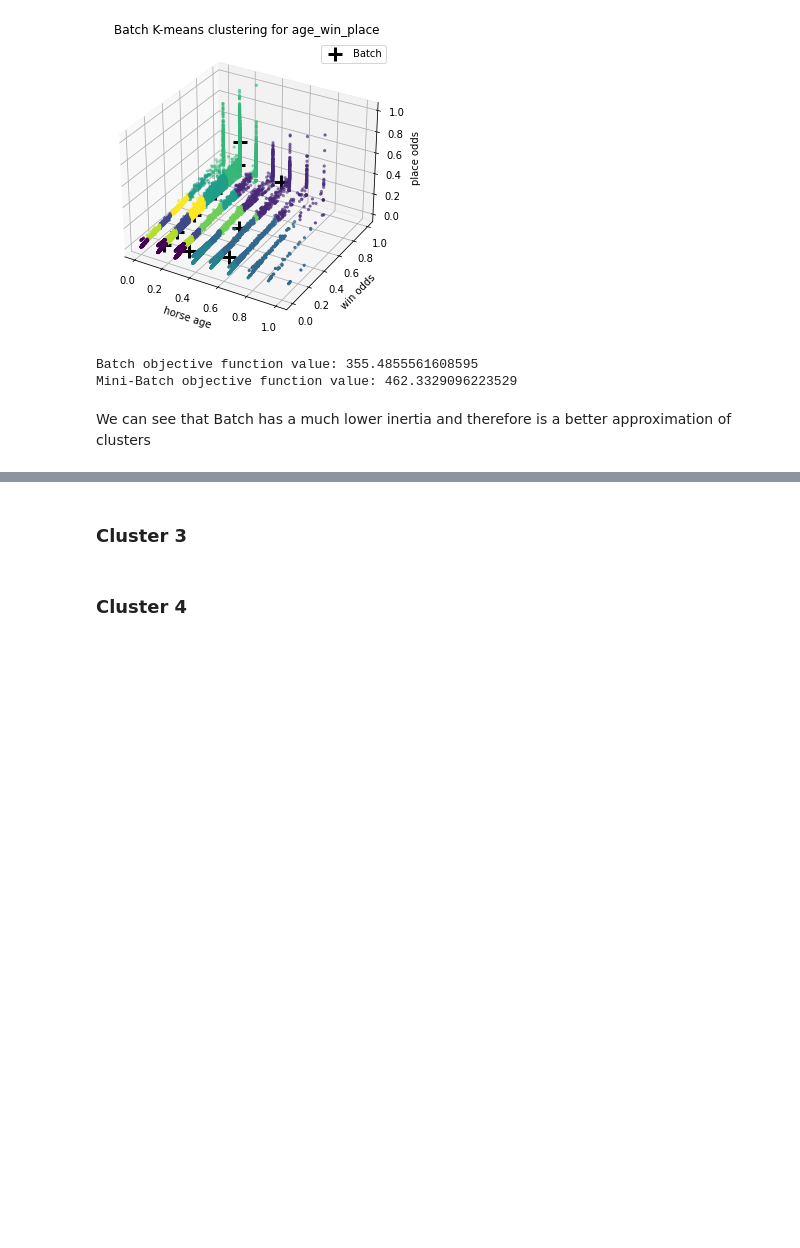
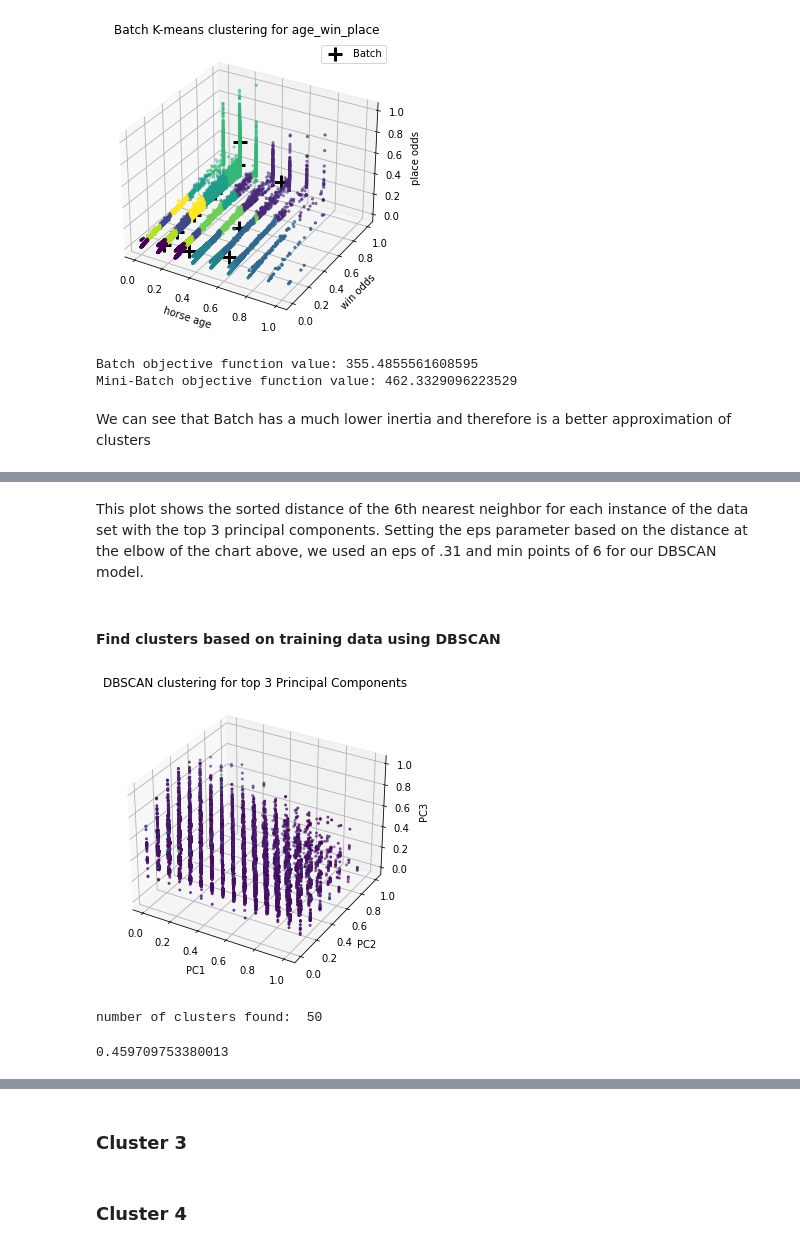
Before and after one commit to C-Stewart-GH/Hong_Kong_Horse_Racing_Project, a Jupyter notebook: Project3/Cameron_Lab3.ipynb, the cells around one changed output, grey strips where cells are left out. Saved outputs shown, nothing was run; the diff lists cells and outputs as text; code cells hidden in the pictures; blank space fills up the shorter version.

```diff
--- a/Project3/Cameron_Lab3.ipynb
+++ b/Project3/Cameron_Lab3.ipynb
@@ -711,0 +618,30 @@ When Trees = 75
+# %% [markdown]
+This plot shows the sorted distance of the 6th nearest neighbor for each instance of the data set with the top 3 principal components. Setting the eps parameter based on the distance at the elbow of the chart above, we used an eps of .31 and min points of 6 for our DBSCAN model.
+# %% [markdown]
+#### Find clusters based on training data using DBSCAN
+# %%
+X=X1
+X_minpts = 6 # from above
+X_eps = 0.31
+
+model = DBSCAN(eps=X_eps, min_samples=X_minpts)
+pred = model.fit_predict(X)
+
+fig = plt.figure()
+ax = Axes3D(fig)
+ax.scatter(X[:,0], X[:,1], X[:,2], c=model.labels_, s=4,depthshade=True)
+plt.title('DBSCAN clustering for top 3 Principal Components')
+plt.xlabel('PC1')
+plt.ylabel('PC2')
+ax.zaxis.set_rotate_label(False)
+ax.set_zlabel('PC3', rotation=90)
+plt.show()
+
+print("number of clusters found: ", len(set(model.labels_)))
+# %% [output]
+[figure, added]
+number of clusters found:  50
+# %%
+silhouette_score(X,pred,random_state=0)
+# %% [output]
+0.459709753380013
```
Also changed, not shown: parts of 114 cells of this notebook, 1 other file.
